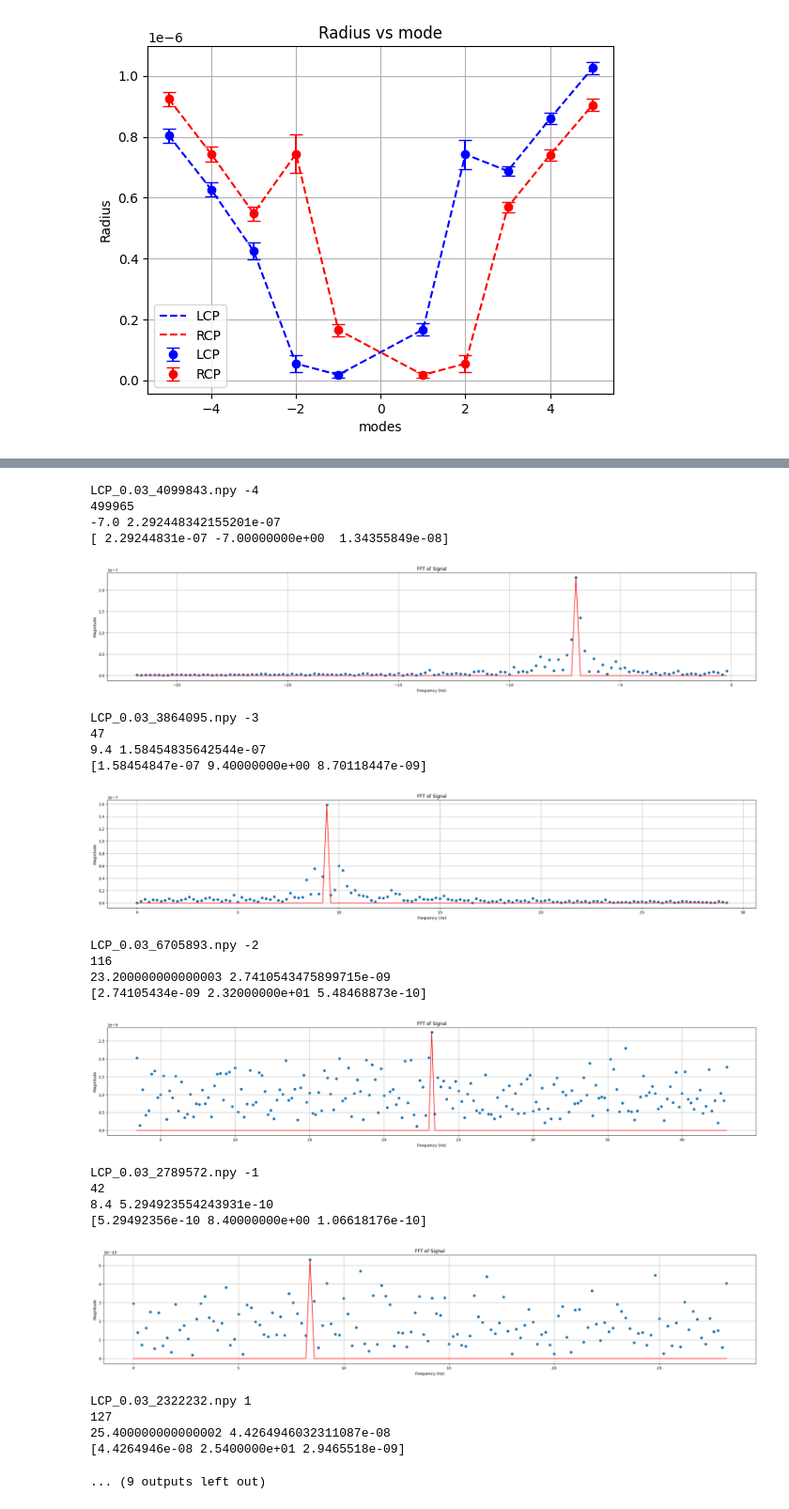
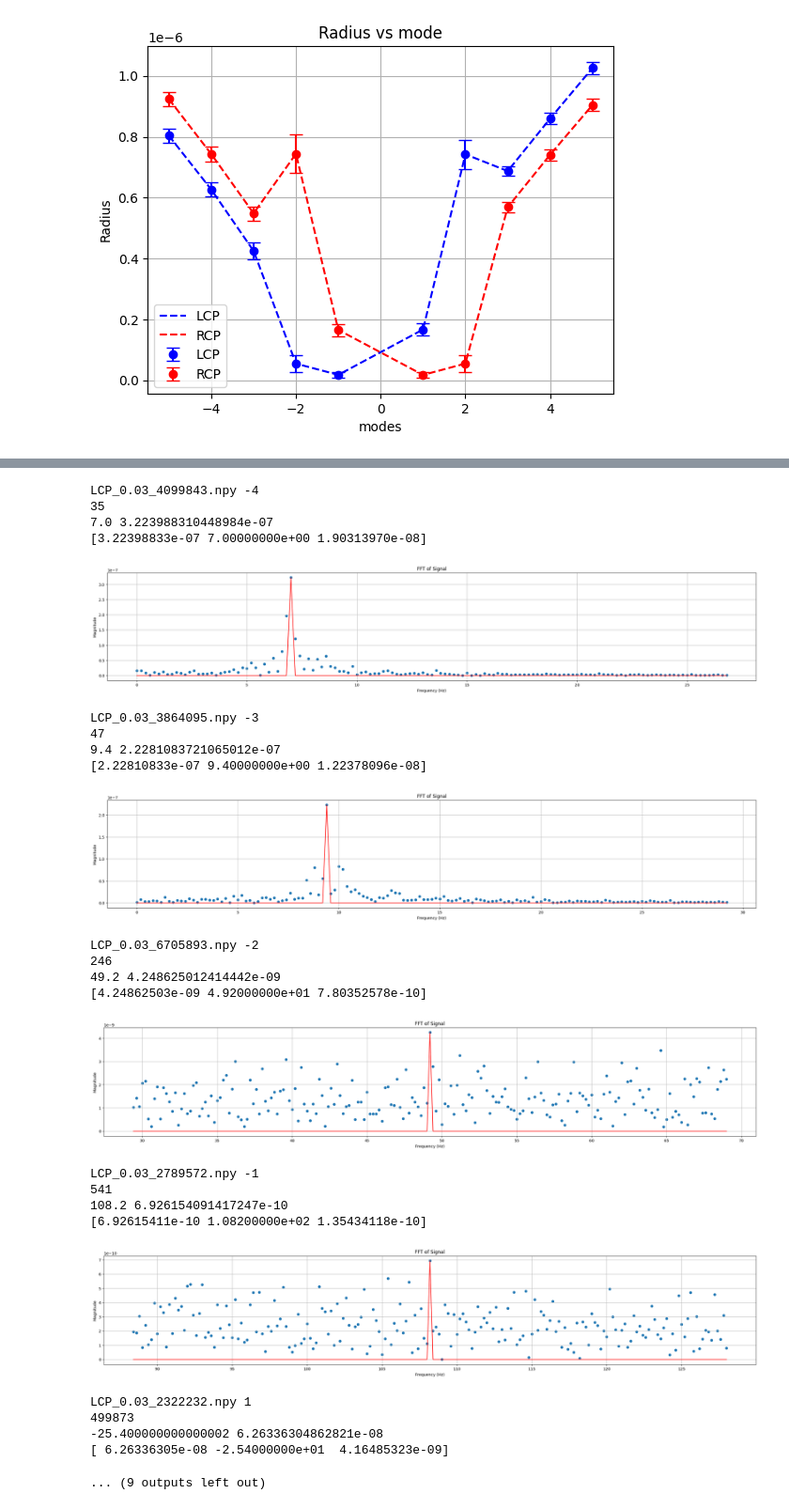
Before and after one commit to yashmohod/OtSim_analysis, a Jupyter notebook: analysisFiles/dimer_fft_analysis.ipynb, the cells around one changed output, grey strips where cells are left out. Shown: that part at 94% size. Drawn from its saved outputs; the diff is of its cells as text; code cells hidden in the pictures.

```diff
--- a/analysisFiles/dimer_fft_analysis.ipynb
+++ b/analysisFiles/dimer_fft_analysis.ipynb
@@ -165,7 +165,7 @@ plt.plot(xt,traj)
 
 for i in range(len(LCP_modeVar)):
     print(LCP_modeVar[i][0],modes[i])
-    getplotfreq(LCP_modeVar[i][1][:,0])
+    getplotfreq(LCP_modeVar[i][1][:,0]+LCP_modeVar[i][1][:,1])
 # %% [output]
 LCP_0.03_3864095.npy -3
 [ 2.54671294e+01 -5.67510422e-08  6.83281523e-08  4.84194186e+00
@@ -180,25 +180,25 @@ LCP_0.03_3080017.npy -5
 LCP_0.03_4099843.npy -4
-499965
--7.0 2.292448342155201e-07
-[ 2.29244831e-07 -7.00000000e+00  1.34355849e-08]
+35
+7.0 3.223988310448984e-07
+[3.22398833e-07 7.00000000e+00 1.90313970e-08]
-[figure, old version]
+[figure, new version]
 LCP_0.03_3864095.npy -3
 47
-9.4 1.58454835642544e-07
-[1.58454847e-07 9.40000000e+00 8.70118447e-09]
+9.4 2.2281083721065012e-07
+[2.22810833e-07 9.40000000e+00 1.22378096e-08]
-[figure, old version]
+[figure, new version]
 LCP_0.03_6705893.npy -2
-116
-23.200000000000003 2.7410543475899715e-09
-[2.74105434e-09 2.32000000e+01 5.48468873e-10]
+246
+49.2 4.248625012414442e-09
+[4.24862503e-09 4.92000000e+01 7.80352578e-10]
-[figure, old version]
+[figure, new version]
 LCP_0.03_2789572.npy -1
-42
-8.4 5.294923554243931e-10
-[5.29492356e-10 8.40000000e+00 1.06618176e-10]
+541
+108.2 6.926154091417247e-10
+[6.92615411e-10 1.08200000e+02 1.35434118e-10]
-[figure, old version]
+[figure, new version]
 LCP_0.03_2322232.npy 1
-127
-25.400000000000002 4.4264946032311087e-08
-[4.4264946e-08 2.5400000e+01 2.9465518e-09]
+499873
+-25.400000000000002 6.26336304862821e-08
+[ 6.26336305e-08 -2.54000000e+01  4.16485323e-09]
 ... (9 outputs left out)
```
Also changed, not shown: parts of 1 cell of this notebook, 3 other files.
